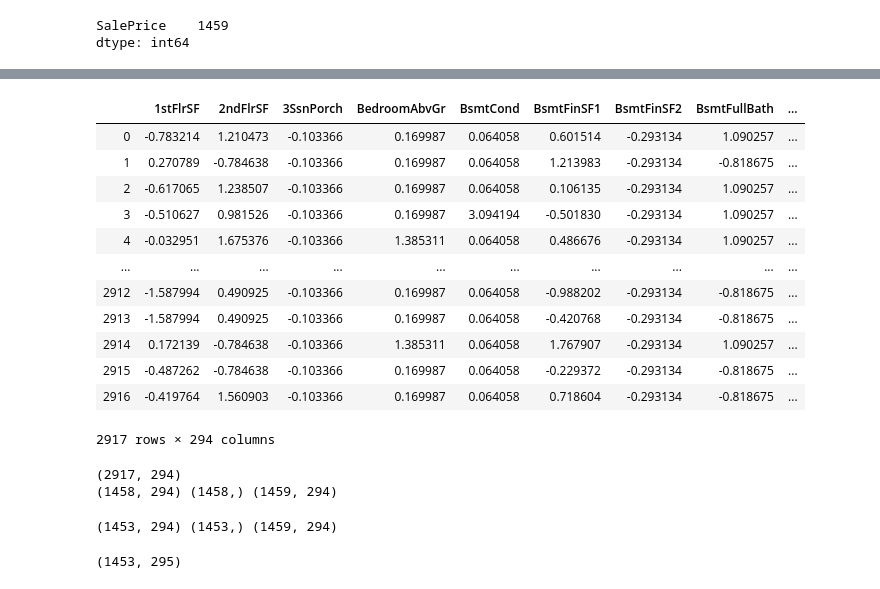
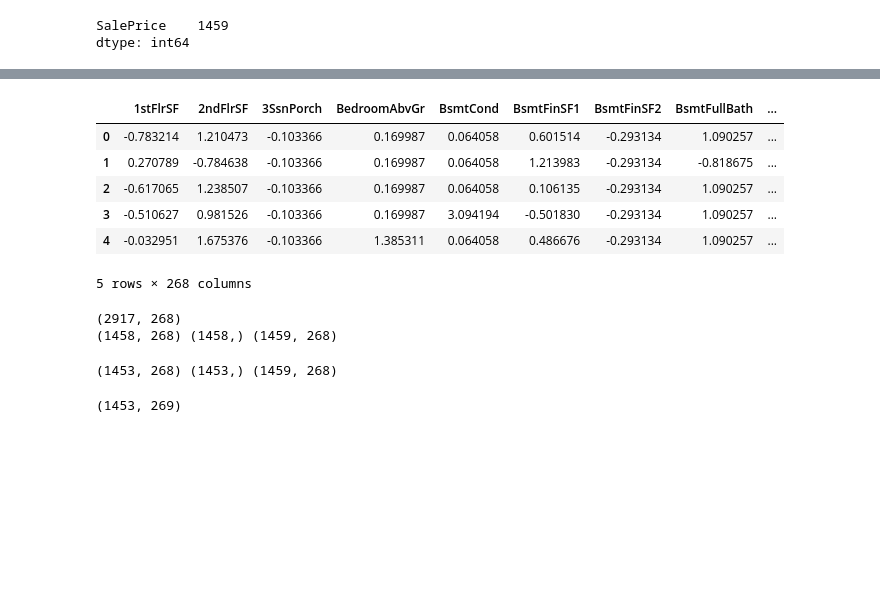
Before and after one commit to romanslipchuk/Houses, a Jupyter notebook: base_TF.ipynb, the cells around one changed output, grey strips where cells are left out. Saved outputs shown, nothing was run; the diff lists cells and outputs as text; code cells hidden in the pictures; blank space fills up the shorter version.

```diff
--- a/base_TF.ipynb
+++ b/base_TF.ipynb
@@ -18,7 +18,7 @@ import scipy.special as ss
 train = pd.read_csv('train.csv')
 test = pd.read_csv('test.csv')
 # %%
-train = train[train.GrLivArea < 4500]
+train = train[(train.GrLivArea < 4500)]
 train.reset_index(drop=True, inplace=True)
-train["SalePrice"] = np.log1p(train["SalePrice"])
+# train["SalePrice"] = np.log1p(train["SalePrice"])
 y = train['SalePrice'].reset_index(drop=True).copy()
@@ -57,7 +59,7 @@ SaleType           1
 GarageArea         1
 dtype: int64
 # %%
-strings = ['MSSubClass', 'YrSold', 'MoSold']
+strings = ['MSSubClass']
 for var in strings:
     data[var] = data[var].apply(str)
 # %%
@@ -95,15 +148,16 @@ data.drop(['SalePrice'], axis=1, inplace=True)
 data['TotalSF'] = data.TotalBsmtSF + data['1stFlrSF'] + data['2ndFlrSF']
 data['TotalBath'] = data.FullBath + 0.5 * data.HalfBath + data.BsmtFullBath + 0.5 * data.BsmtHalfBath
 data['TotalPorch'] = data.OpenPorchSF + data['3SsnPorch'] + data.EnclosedPorch + data.ScreenPorch + data.WoodDeckSF
+
 data['YrBltAndRemod']=data.YearBuilt + data.YearRemodAdd
 
+
+data['TotYear'] = data.YearBuilt + data.YearRemodAdd + data.YrSold
 data['HasPool'] = data.PoolArea.apply(lambda x: 1 if x > 0 else 0)
 data['HasGarage'] = data.GarageArea.apply(lambda x: 1 if x > 0 else 0)
 data['HasBsmt'] = data.TotalBsmtSF.apply(lambda x: 1 if x > 0 else 0)
 data['HasFirePl'] = data.Fireplaces.apply(lambda x: 1 if x > 0 else 0)
-
-drops = ['Utilities', 'Street', 'PoolQC']
-data = data.drop(drops,axis=1)
+data['BeforeCrisis'] = data.YrSold.apply(lambda x: 1 if x < 2009 else 0)
 
 data.shape
 # %% [output]
@@ -116,6 +170,9 @@ qual_cols = ["ExterQual", "ExterCond", "BsmtQual", "BsmtCond", "HeatingQC",
 for cat in data.columns:
     if cat in qual_cols:
         data[cat] = data[cat].map(qual_dict).astype('int64')
+# %%
+drops = ['Utilities', 'Street', 'PoolQC', 'MiscFeature', 'Alley', 'Fence']
+data = data.drop(drops,axis=1)
 # %%
 cat_features = data.select_dtypes(include=['object']).columns
 print(cat_features)
@@ -169,29 +218,23 @@ cat_data = pd.get_dummies(feat_cat).reset_index(drop=True)
 # %%
 fin_data = pd.concat([feat_num,cat_data],axis=1).reset_index(drop=True)
 # %%
-fin_data
+fin_data.head()
 # %% [output]
 |  | 1stFlrSF | 2ndFlrSF | 3SsnPorch | BedroomAbvGr | BsmtCond | BsmtFinSF1 | BsmtFinSF2 | BsmtFullBath | ... |
 | 0 | -0.783214 | 1.210473 | -0.103366 | 0.169987 | 0.064058 | 0.601514 | -0.293134 | 1.090257 | ... |
 | 1 | 0.270789 | -0.784638 | -0.103366 | 0.169987 | 0.064058 | 1.213983 | -0.293134 | -0.818675 | ... |
 | 2 | -0.617065 | 1.238507 | -0.103366 | 0.169987 | 0.064058 | 0.106135 | -0.293134 | 1.090257 | ... |
 | 3 | -0.510627 | 0.981526 | -0.103366 | 0.169987 | 3.094194 | -0.501830 | -0.293134 | 1.090257 | ... |
 | 4 | -0.032951 | 1.675376 | -0.103366 | 1.385311 | 0.064058 | 0.486676 | -0.293134 | 1.090257 | ... |
-| ... | ... | ... | ... | ... | ... | ... | ... | ... | ... |
-| 2912 | -1.587994 | 0.490925 | -0.103366 | 0.169987 | 0.064058 | -0.988202 | -0.293134 | -0.818675 | ... |
-| 2913 | -1.587994 | 0.490925 | -0.103366 | 0.169987 | 0.064058 | -0.420768 | -0.293134 | -0.818675 | ... |
-| 2914 | 0.172139 | -0.784638 | -0.103366 | 1.385311 | 0.064058 | 1.767907 | -0.293134 | 1.090257 | ... |
-| 2915 | -0.487262 | -0.784638 | -0.103366 | 0.169987 | 0.064058 | -0.229372 | -0.293134 | -0.818675 | ... |
-| 2916 | -0.419764 | 1.560903 | -0.103366 | 0.169987 | 0.064058 | 0.718604 | -0.293134 | -0.818675 | ... |
-2917 rows × 294 columns
+5 rows × 268 columns
 # %%
 print(fin_data.shape)
 train = fin_data.iloc[:len(y),:]
 test = fin_data.iloc[len(y):,:]
 print(train.shape,y.shape,test.shape)
 # %% [output]
-(2917, 294)
-(1458, 294) (1458,) (1459, 294)
+(2917, 268)
+(1458, 268) (1458,) (1459, 268)
 # %%
 outliers = [30, 88, 462, 631, 1322]
 train = train.drop(train.index[outliers])
@@ -199,10 +242,10 @@ y_train = y.drop(y.index[outliers])
 # %%
 print(train.shape,y_train.shape,test.shape)
 # %% [output]
-(1453, 294) (1453,) (1459, 294)
+(1453, 268) (1453,) (1459, 268)
 # %%
 train['SalePrice'] = y_train
 # %%
 print(train.shape)
 # %% [output]
-(1453, 295)
+(1453, 269)
```
Also changed, not shown: parts of 33 cells of this notebook.
